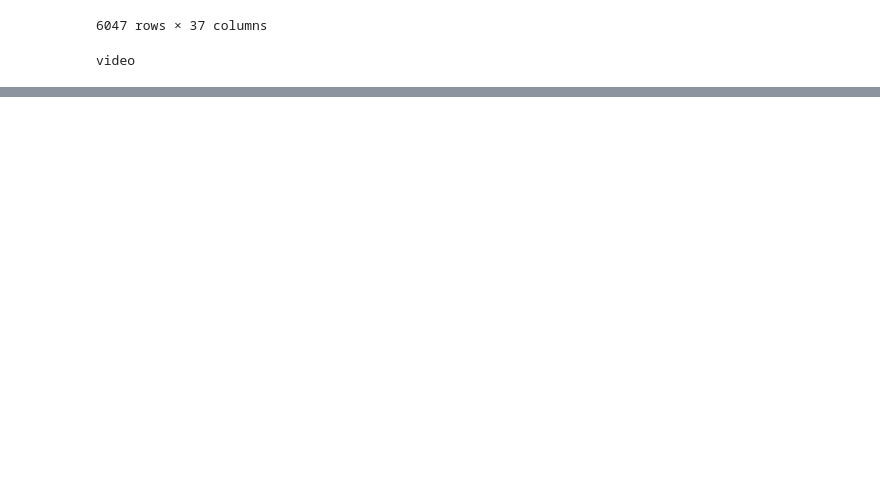
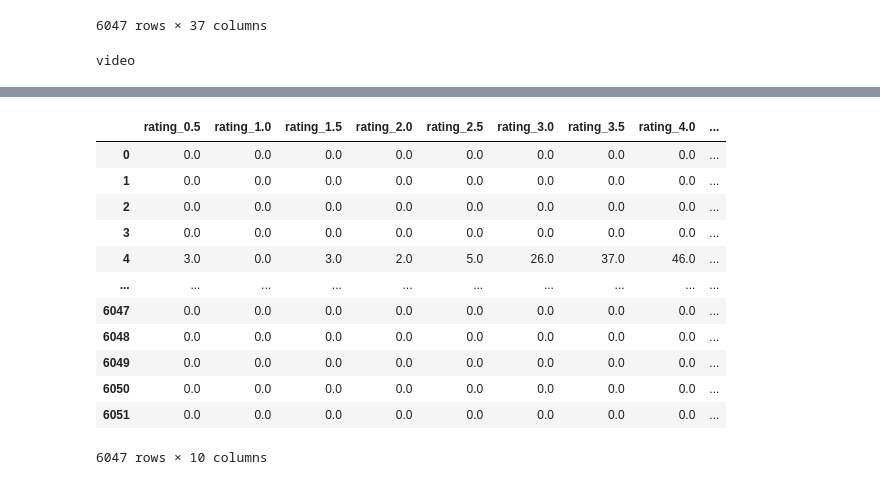
Before and after one commit to tolewicz/Movies-ETL, a Jupyter notebook: Movies_ETL.ipynb, the cells around one changed output, grey strips where cells are left out. Cells and saved outputs as stored; diff of their text form; code cells hidden in the pictures; blank space fills up the shorter version.

```diff
--- a/Movies_ETL.ipynb
+++ b/Movies_ETL.ipynb
@@ -1634,0 +1683,6 @@ movies_df.rename({'id':'kaggle_id',
+# %%
+rating_counts.columns = ['rating_'+str(col) for col in rating_counts.columns]
+# %%
+#we use left merge, so we just add to movies_df rating data frame, since movie id in rating count is the index, it does not go
+#as new column ito new df
+movies_with_ratings_df = pd.merge(movies_df, rating_counts, left_on='kaggle_id', right_index=True, how='left')
@@ -1634,0 +1716,20 @@ movies_df.rename({'id':'kaggle_id',
+# %%
+#set nan to 0, for all columns with ratings
+movies_with_ratings_df[rating_counts.columns] = movies_with_ratings_df[rating_counts.columns].fillna(0)
+# %%
+#apparently we can separate the part that came from rating_counts data frame
+movies_with_ratings_df[rating_counts.columns]
+# %% [output]
+|  | rating_0.5 | rating_1.0 | rating_1.5 | rating_2.0 | rating_2.5 | rating_3.0 | rating_3.5 | rating_4.0 | ... |
+| 0 | 0.0 | 0.0 | 0.0 | 0.0 | 0.0 | 0.0 | 0.0 | 0.0 | ... |
+| 1 | 0.0 | 0.0 | 0.0 | 0.0 | 0.0 | 0.0 | 0.0 | 0.0 | ... |
+| 2 | 0.0 | 0.0 | 0.0 | 0.0 | 0.0 | 0.0 | 0.0 | 0.0 | ... |
+| 3 | 0.0 | 0.0 | 0.0 | 0.0 | 0.0 | 0.0 | 0.0 | 0.0 | ... |
+| 4 | 3.0 | 0.0 | 3.0 | 2.0 | 5.0 | 26.0 | 37.0 | 46.0 | ... |
+| ... | ... | ... | ... | ... | ... | ... | ... | ... | ... |
+| 6047 | 0.0 | 0.0 | 0.0 | 0.0 | 0.0 | 0.0 | 0.0 | 0.0 | ... |
+| 6048 | 0.0 | 0.0 | 0.0 | 0.0 | 0.0 | 0.0 | 0.0 | 0.0 | ... |
+| 6049 | 0.0 | 0.0 | 0.0 | 0.0 | 0.0 | 0.0 | 0.0 | 0.0 | ... |
+| 6050 | 0.0 | 0.0 | 0.0 | 0.0 | 0.0 | 0.0 | 0.0 | 0.0 | ... |
+| 6051 | 0.0 | 0.0 | 0.0 | 0.0 | 0.0 | 0.0 | 0.0 | 0.0 | ... |
+6047 rows × 10 columns
```
Also changed, not shown: parts of 18 cells of this notebook.
